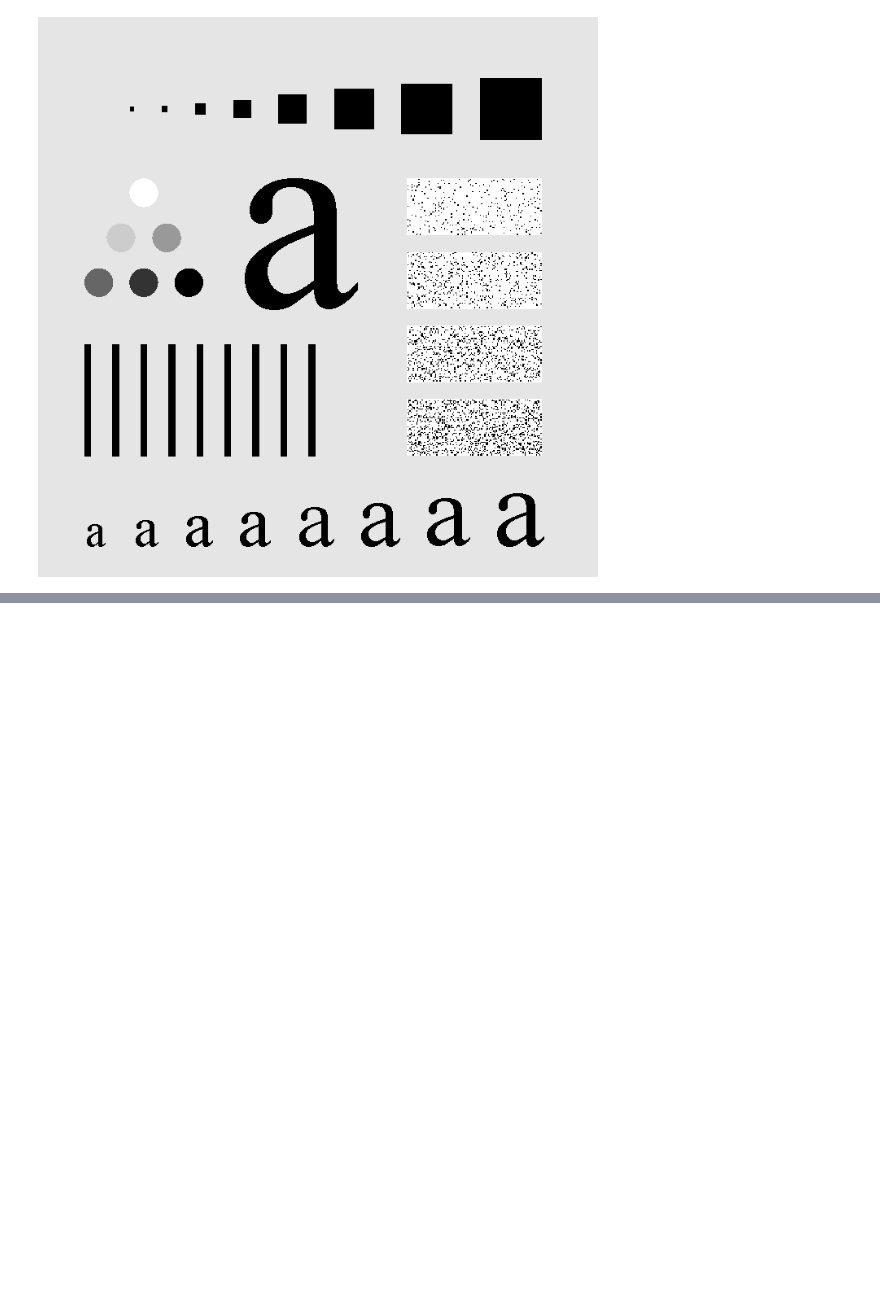
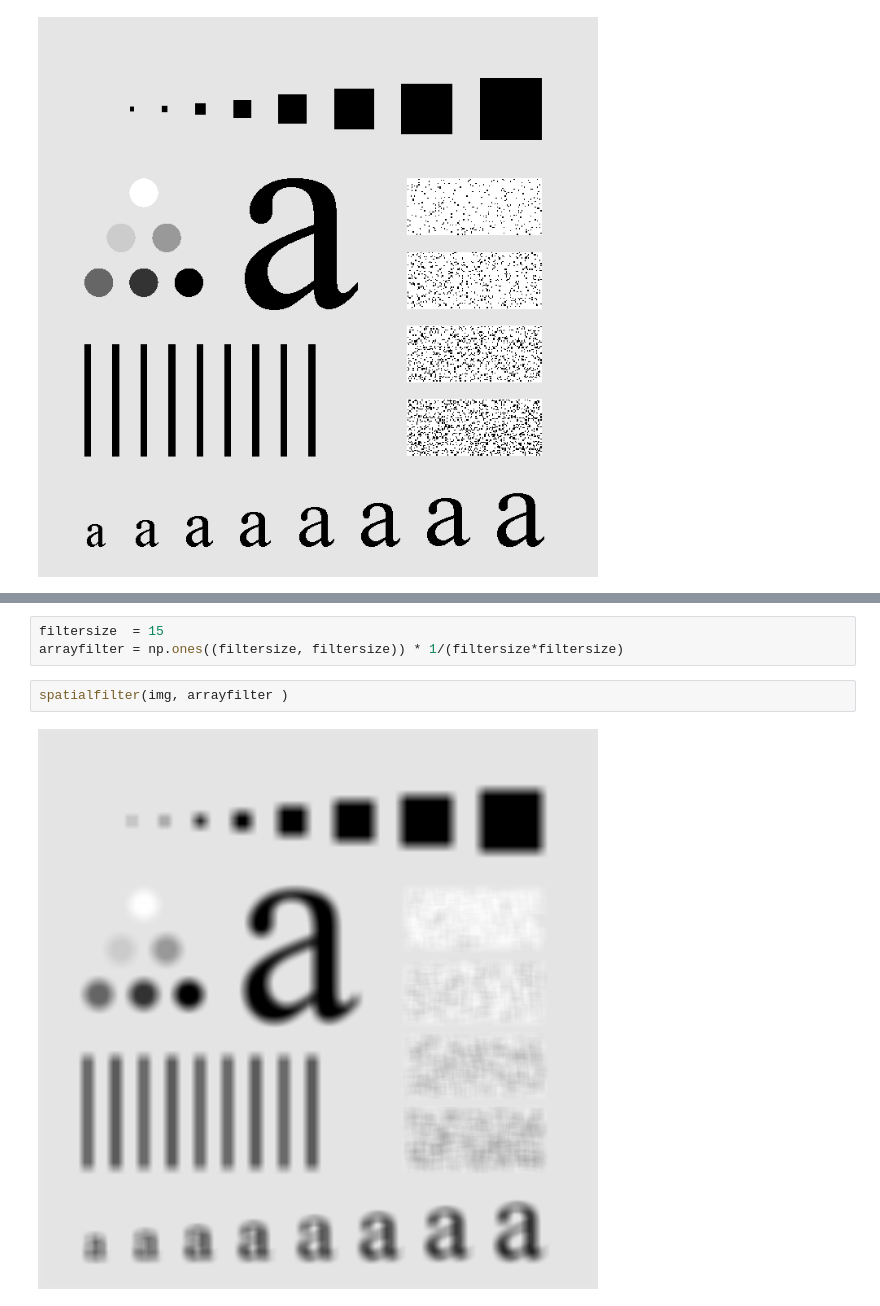
Before and after one commit to MubashirullahD/diplab09, a Jupyter notebook: Spatial Filtering.ipynb, the cells around one changed output, grey strips where cells are left out. Drawn from its saved outputs; the diff is of its cells as text; blank space fills up the shorter version.

```diff
--- a/Spatial Filtering.ipynb
+++ b/Spatial Filtering.ipynb
@@ -52,0 +55,7 @@ spatialfilter(img, 35, (1/(35.0*35)))
+# %%
+filtersize  = 15
+arrayfilter = np.ones((filtersize, filtersize)) * 1/(filtersize*filtersize)
+# %%
+spatialfilter(img, arrayfilter )
+# %% [output]
+[figure, added]
```
Also changed, not shown: parts of 14 cells of this notebook.
